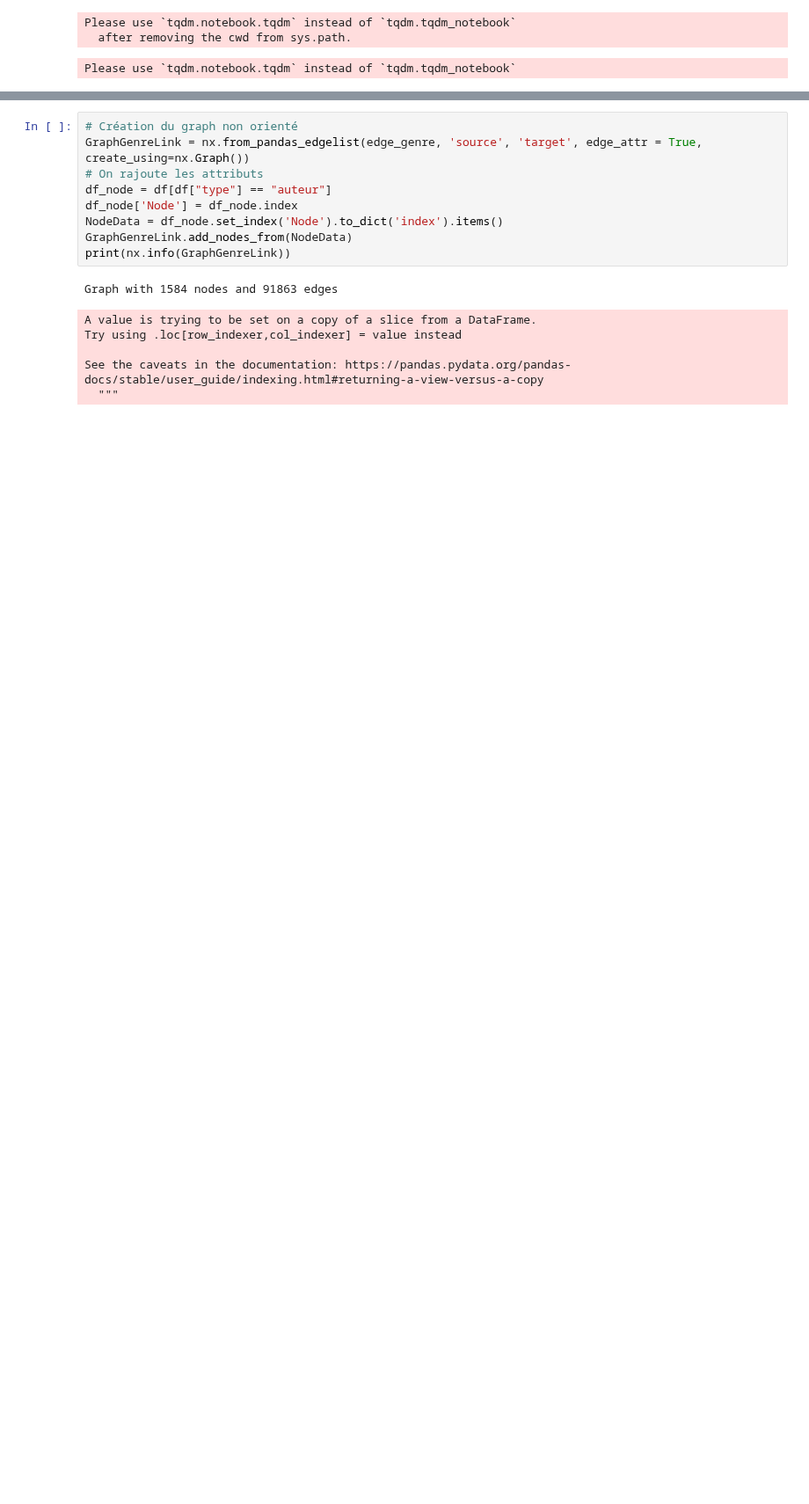
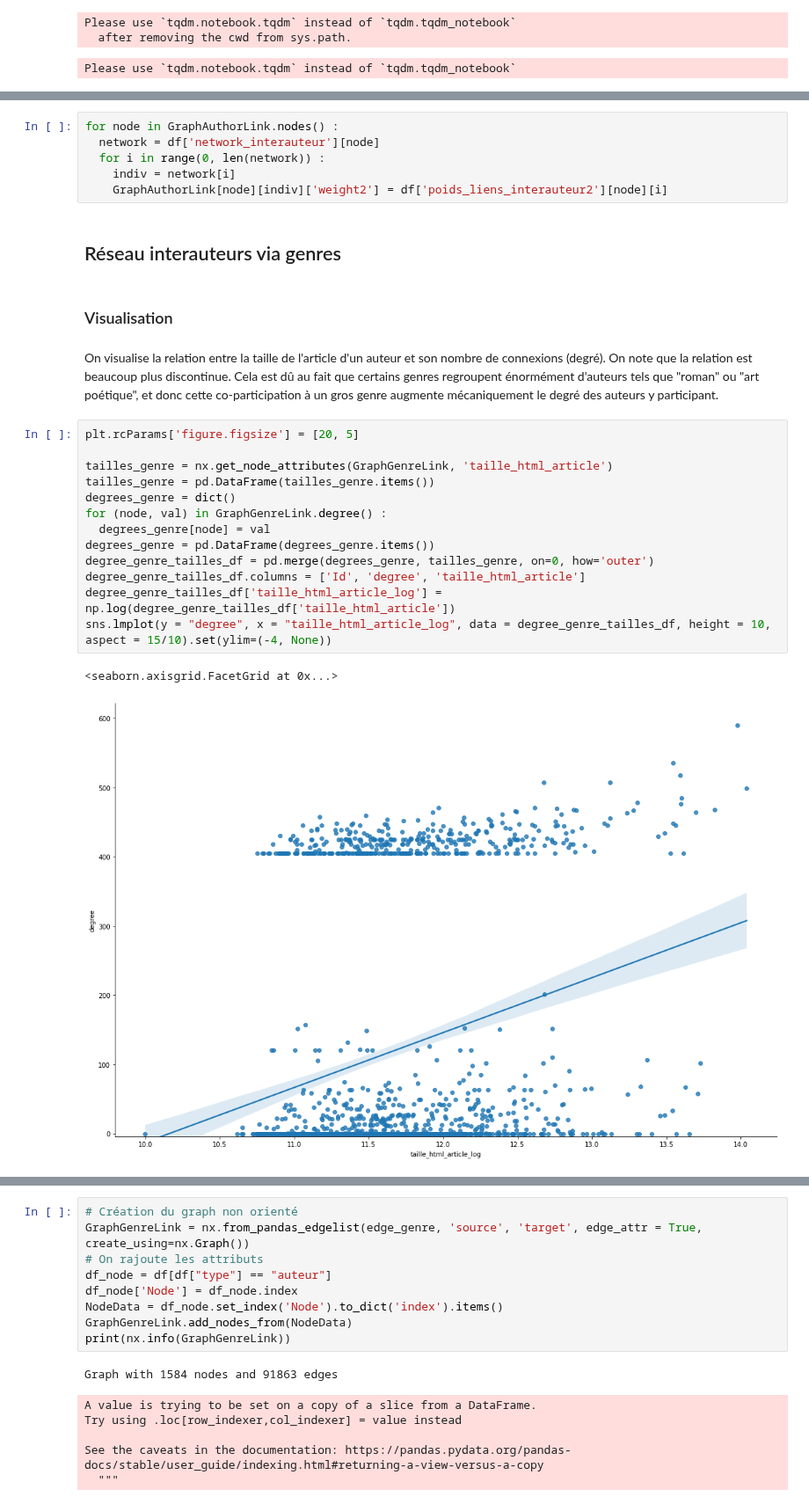
Before and after one commit to ChabiMax/author_network, a Jupyter notebook: Code/Question 2.ipynb, the cells around one changed output, grey strips where cells are left out. Shown at 88% size. Cells and saved outputs as stored; diff of their text form; blank space fills up the shorter version.

```diff
--- a/Code/Question 2.ipynb
+++ b/Code/Question 2.ipynb
@@ -163,0 +256,28 @@ On transforme la table d'adjacence en un objet networkx.
+# %%
+for node in GraphAuthorLink.nodes() :
+  network = df['network_interauteur'][node]
+  for i in range(0, len(network)) :
+    indiv = network[i]
+    GraphAuthorLink[node][indiv]['weight2'] = df['poids_liens_interauteur2'][node][i]
+# %% [markdown]
+## Réseau interauteurs via genres
+# %% [markdown]
+### Visualisation
+# %% [markdown]
+On visualise la relation entre la taille de l'article d'un auteur et son nombre de connexions (degré). On note que la relation est beaucoup plus discontinue. Cela est dû au fait que certains genres regroupent énormément d'auteurs tels que "roman" ou "art poétique", et donc cette co-participation à un gros genre augmente mécaniquement le degré des auteurs y participant.
+# %%
+plt.rcParams['figure.figsize'] = [20, 5]
+
+tailles_genre = nx.get_node_attributes(GraphGenreLink, 'taille_html_article')
+tailles_genre = pd.DataFrame(tailles_genre.items())
+degrees_genre = dict()
+for (node, val) in GraphGenreLink.degree() :
+  degrees_genre[node] = val
+degrees_genre = pd.DataFrame(degrees_genre.items())
+degree_genre_tailles_df = pd.merge(degrees_genre, tailles_genre, on=0, how='outer')
+degree_genre_tailles_df.columns = ['Id', 'degree', 'taille_html_article']
+degree_genre_tailles_df['taille_html_article_log'] = np.log(degree_genre_tailles_df['taille_html_article'])
+sns.lmplot(y = "degree", x = "taille_html_article_log", data = degree_genre_tailles_df, height = 10, aspect = 15/10).set(ylim=(-4, None))
+# %% [output]
+<seaborn.axisgrid.FacetGrid at 0x...>
+[figure, added]
```
Also changed, not shown: parts of 71 cells of this notebook.
